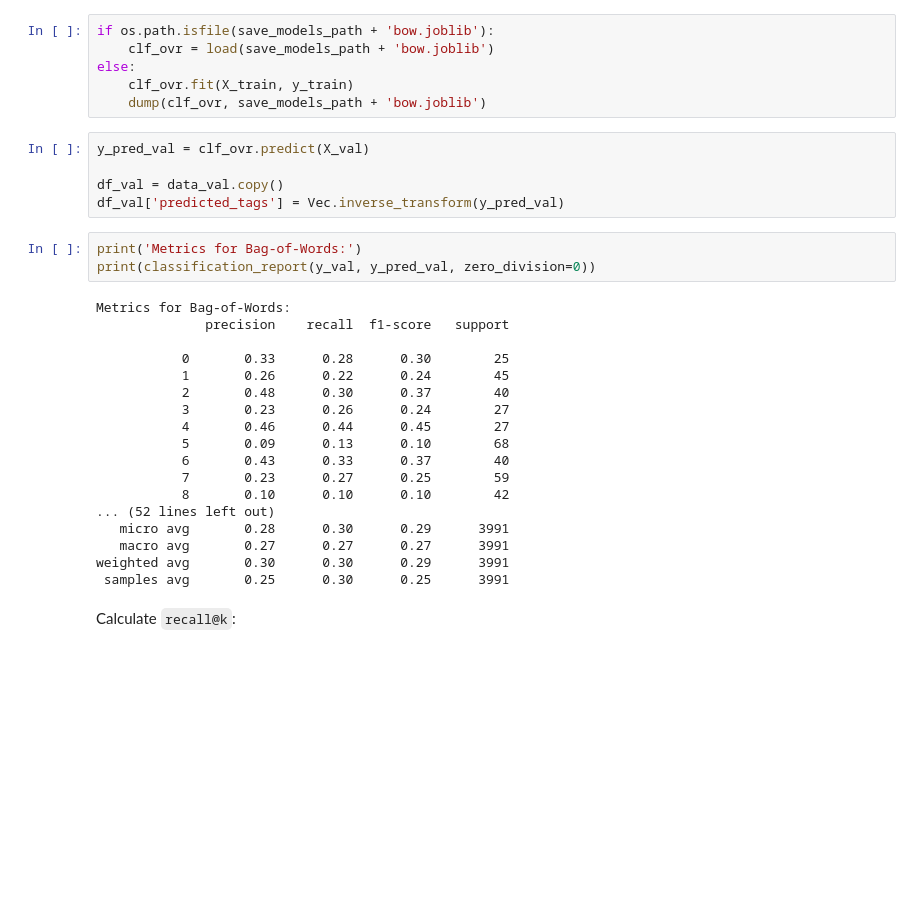
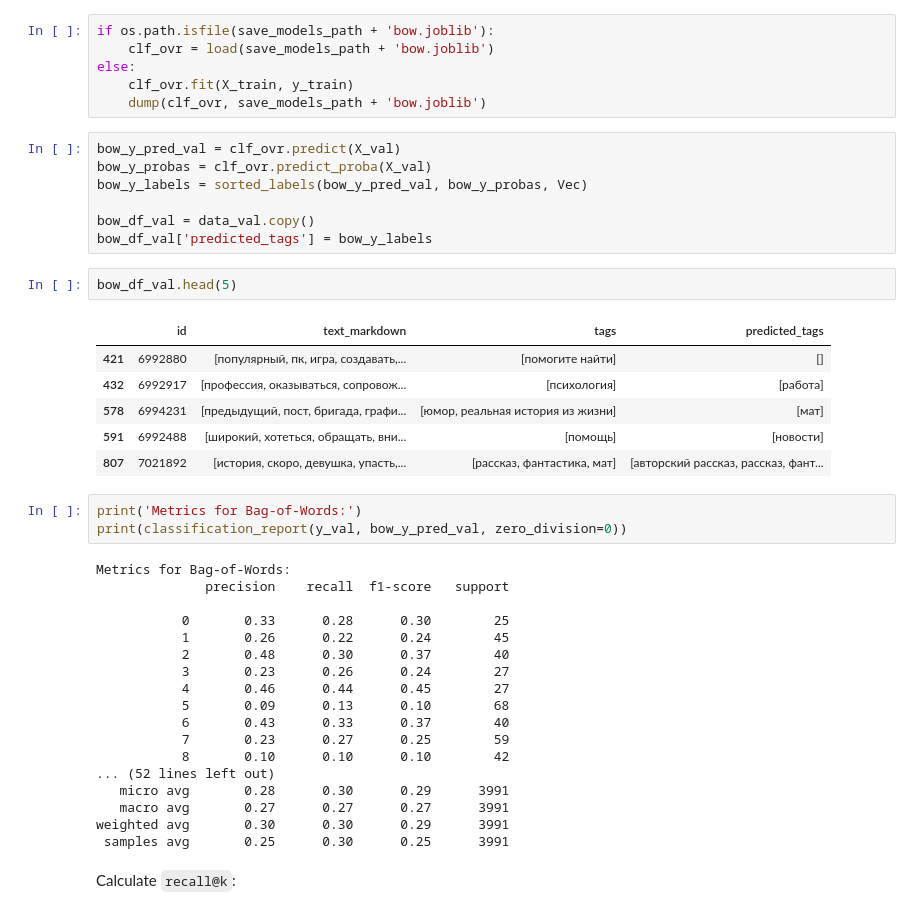
Before and after one commit to zhursvlevy/PostProcessor, a Jupyter notebook: notebooks/topic tagging/4. LogReg_topic_classification.ipynb, the cells around one changed output. Saved outputs shown, nothing was run; the diff lists cells and outputs as text; blank space fills up the shorter version.

Commit message:
sorted results; relevant recall@k

```diff
--- a/notebooks/topic tagging/4. LogReg_topic_classification.ipynb
+++ b/notebooks/topic tagging/4. LogReg_topic_classification.ipynb
@@ -198,14 +198,25 @@ if os.path.isfile(save_models_path + 'bow.joblib'):
 else:
     clf_ovr.fit(X_train, y_train)
     dump(clf_ovr, save_models_path + 'bow.joblib')
-# %%
-y_pred_val = clf_ovr.predict(X_val)
-
-df_val = data_val.copy()
-df_val['predicted_tags'] = Vec.inverse_transform(y_pred_val)
+# %%
+bow_y_pred_val = clf_ovr.predict(X_val)
+bow_y_probas = clf_ovr.predict_proba(X_val)
+bow_y_labels = sorted_labels(bow_y_pred_val, bow_y_probas, Vec)
+
+bow_df_val = data_val.copy()
+bow_df_val['predicted_tags'] = bow_y_labels
+# %%
+bow_df_val.head(5)
+# %% [output]
+|  | id | text_markdown | tags | predicted_tags |
+| 421 | 6992880 | [популярный, пк, игра, создавать,... | [помогите найти] | [] |
+| 432 | 6992917 | [профессия, оказываться, сопровож... | [психология] | [работа] |
+| 578 | 6994231 | [предыдущий, пост, бригада, графи... | [юмор, реальная история из жизни] | [мат] |
+| 591 | 6992488 | [широкий, хотеться, обращать, вни... | [помощь] | [новости] |
+| 807 | 7021892 | [история, скоро, девушка, упасть,... | [рассказ, фантастика, мат] | [авторский рассказ, рассказ, фант... |
 # %%
 print('Metrics for Bag-of-Words:')
-print(classification_report(y_val, y_pred_val, zero_division=0))
+print(classification_report(y_val, bow_y_pred_val, zero_division=0))
 # %% [output]
 Metrics for Bag-of-Words:
               precision    recall  f1-score   support
```
Also changed, not shown: parts of 14 cells of this notebook, 2 other files.
